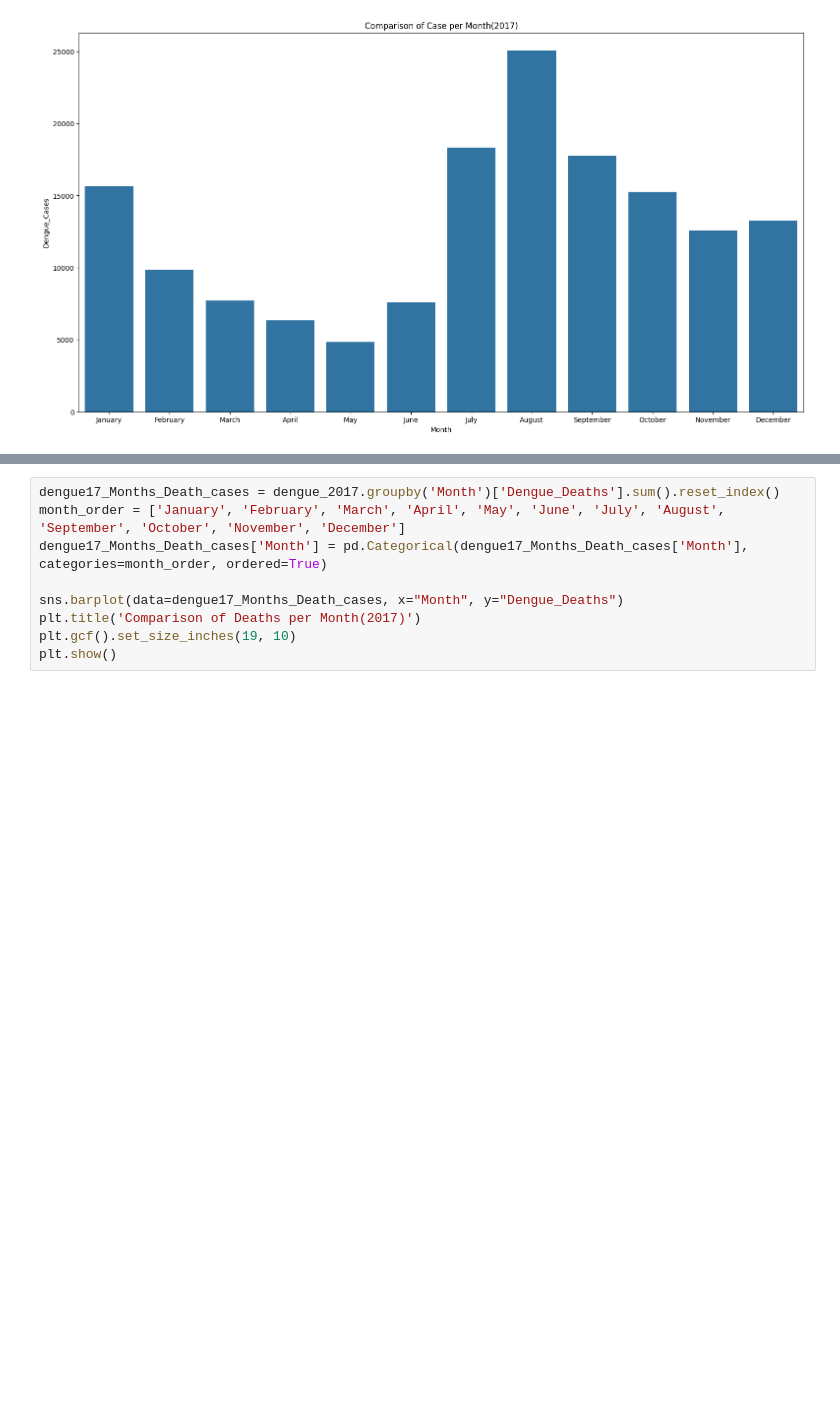
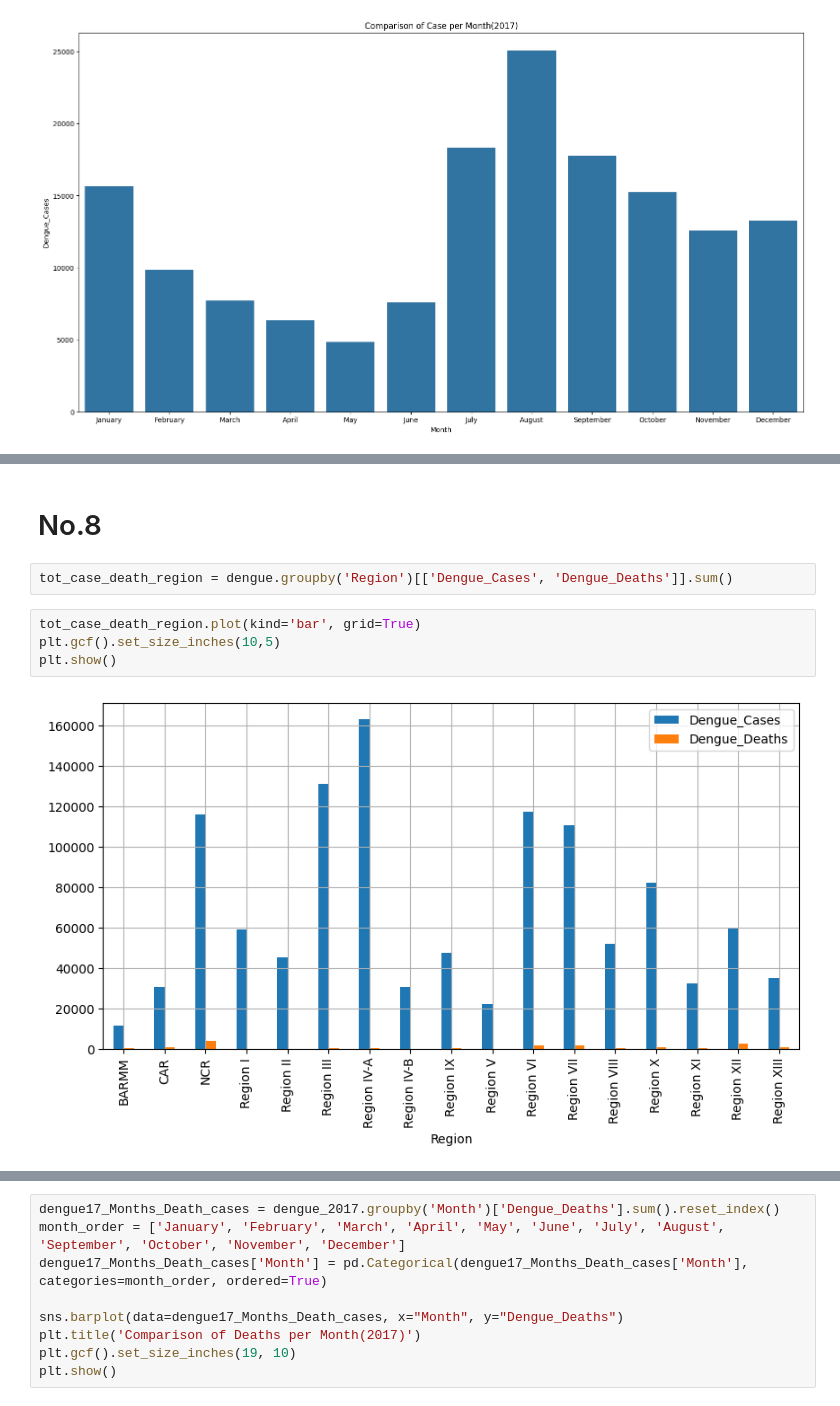
Before and after one commit to Jomarie0/Activity-5-repository, a Jupyter notebook: Activity5.ipynb, the cells around one changed output, grey strips where cells are left out. Saved outputs shown, nothing was run; the diff lists cells and outputs as text; blank space fills up the shorter version.

```diff
--- a/Activity5.ipynb
+++ b/Activity5.ipynb
@@ -253,0 +249,10 @@ plt.show()
+# %% [markdown]
+<h1>No.8</h1>
+# %%
+tot_case_death_region = dengue.groupby('Region')[['Dengue_Cases', 'Dengue_Deaths']].sum()
+# %%
+tot_case_death_region.plot(kind='bar', grid=True)
+plt.gcf().set_size_inches(10,5)
+plt.show()
+# %% [output]
+[figure, added]
```
Also changed, not shown: parts of 27 cells of this notebook.
